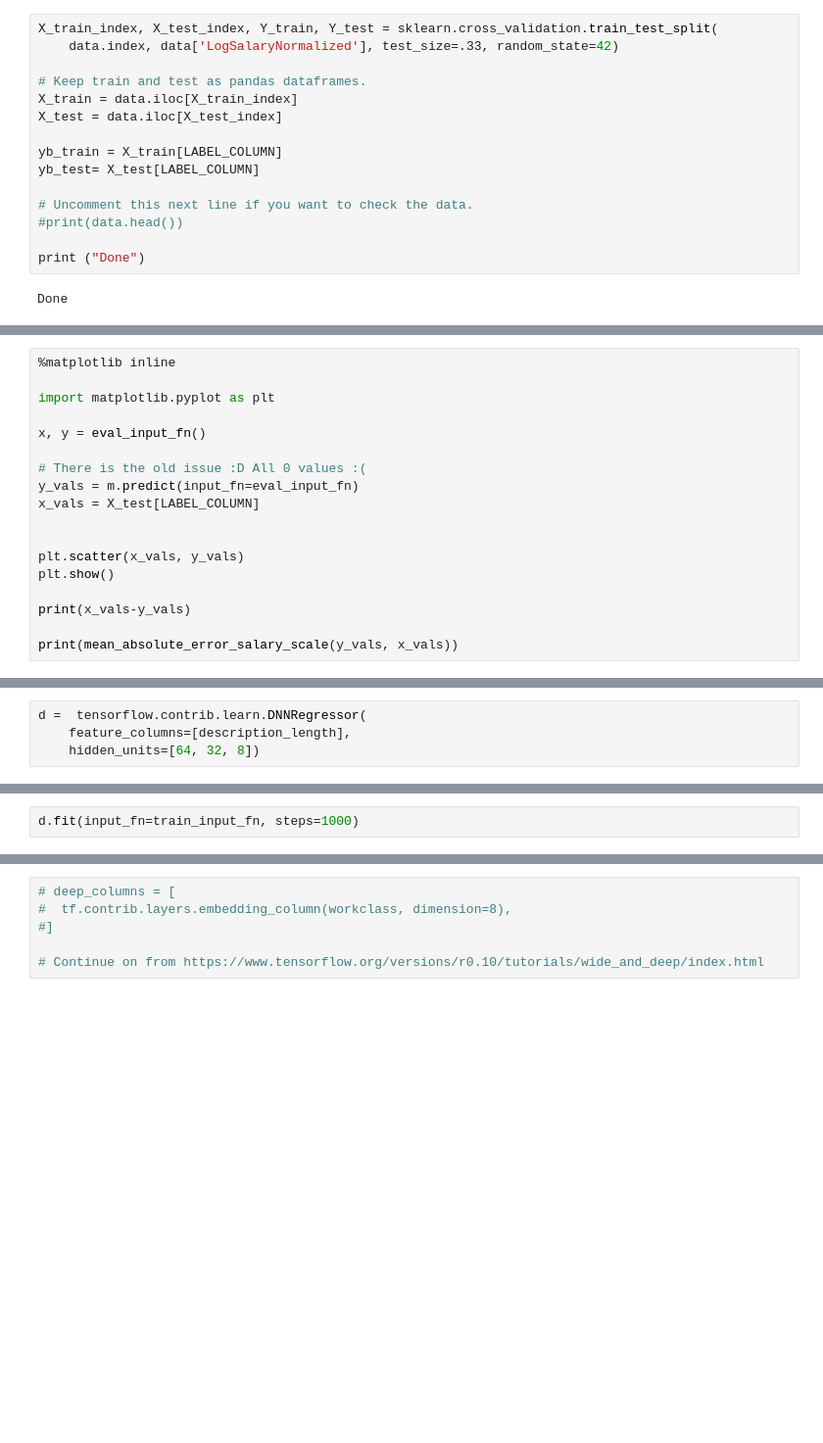
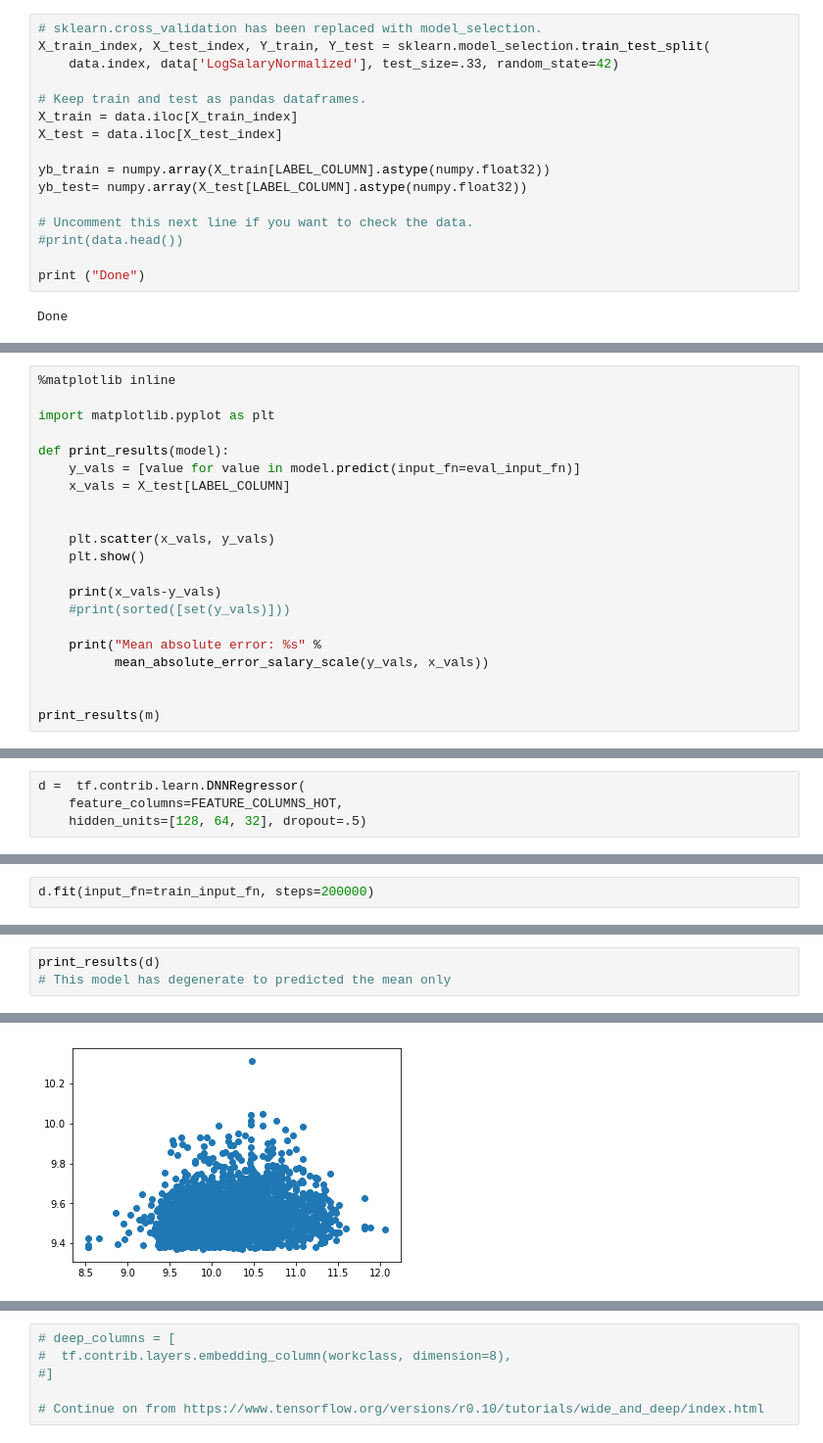
Before and after one commit to sydatascience/textanalytics, a Jupyter notebook: tensor_flow_fitting.ipynb, the cells around one changed output, grey strips where cells are left out. Shown: that part at 98% size. Cells and saved outputs as stored; diff of their text form; blank space fills up the shorter version.

```diff
--- a/tensor_flow_fitting.ipynb
+++ b/tensor_flow_fitting.ipynb
@@ -43,13 +42,14 @@ print(len(data))
 # %%
-X_train_index, X_test_index, Y_train, Y_test = sklearn.cross_validation.train_test_split(
+# sklearn.cross_validation has been replaced with model_selection.
+X_train_index, X_test_index, Y_train, Y_test = sklearn.model_selection.train_test_split(
     data.index, data['LogSalaryNormalized'], test_size=.33, random_state=42)
 
 # Keep train and test as pandas dataframes.
 X_train = data.iloc[X_train_index]
 X_test = data.iloc[X_test_index]
 
-yb_train = X_train[LABEL_COLUMN]
-yb_test= X_test[LABEL_COLUMN]
+yb_train = numpy.array(X_train[LABEL_COLUMN].astype(numpy.float32))
+yb_test= numpy.array(X_test[LABEL_COLUMN].astype(numpy.float32))
 
 # Uncomment this next line if you want to check the data.
 #print(data.head())
@@ -192,17 +343,20 @@ loss: 0.297318
 
 import matplotlib.pyplot as plt
 
-x, y = eval_input_fn()
-
-# There is the old issue :D All 0 values :(
-y_vals = m.predict(input_fn=eval_input_fn)
-x_vals = X_test[LABEL_COLUMN]
+def print_results(model):
+    y_vals = [value for value in model.predict(input_fn=eval_input_fn)]
+    x_vals = X_test[LABEL_COLUMN]
 
 
-plt.scatter(x_vals, y_vals)
-plt.show()
+    plt.scatter(x_vals, y_vals)
+    plt.show()
 
-print(x_vals-y_vals)
+    print(x_vals-y_vals)
+    #print(sorted([set(y_vals)]))
 
-print(mean_absolute_error_salary_scale(y_vals, x_vals))
+    print("Mean absolute error: %s" %
+          mean_absolute_error_salary_scale(y_vals, x_vals))
+
+
+print_results(m)
 # %% [output]
@@ -229,4 +367,4 @@ Name: LogSalaryNormalized, Length: 1650, dtype: float64
 # %%
-d =  tensorflow.contrib.learn.DNNRegressor(
-    feature_columns=[description_length],
-    hidden_units=[64, 32, 8])
+d =  tf.contrib.learn.DNNRegressor(
+    feature_columns=FEATURE_COLUMNS_HOT,
+    hidden_units=[128, 64, 32], dropout=.5)
@@ -233,3 +378,3 @@ d =  tensorflow.contrib.learn.DNNRegressor(
 # %%
-d.fit(input_fn=train_input_fn, steps=1000)
+d.fit(input_fn=train_input_fn, steps=200000)
 # %% [output]
@@ -242,0 +416,4 @@ loss: 11.8243
+# %%
+print_results(d)
+# This model has degenerate to predicted the mean only
+# %% [output]
@@ -242,0 +425 @@ loss: 11.8243
+[figure, added]
```
Also changed, not shown: parts of 16 cells of this notebook.
